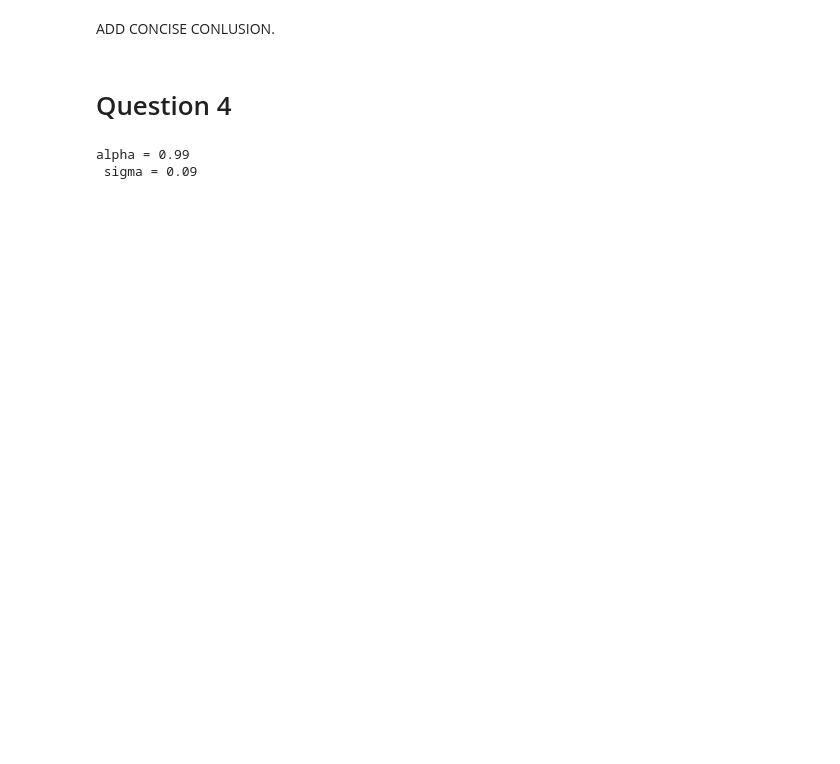
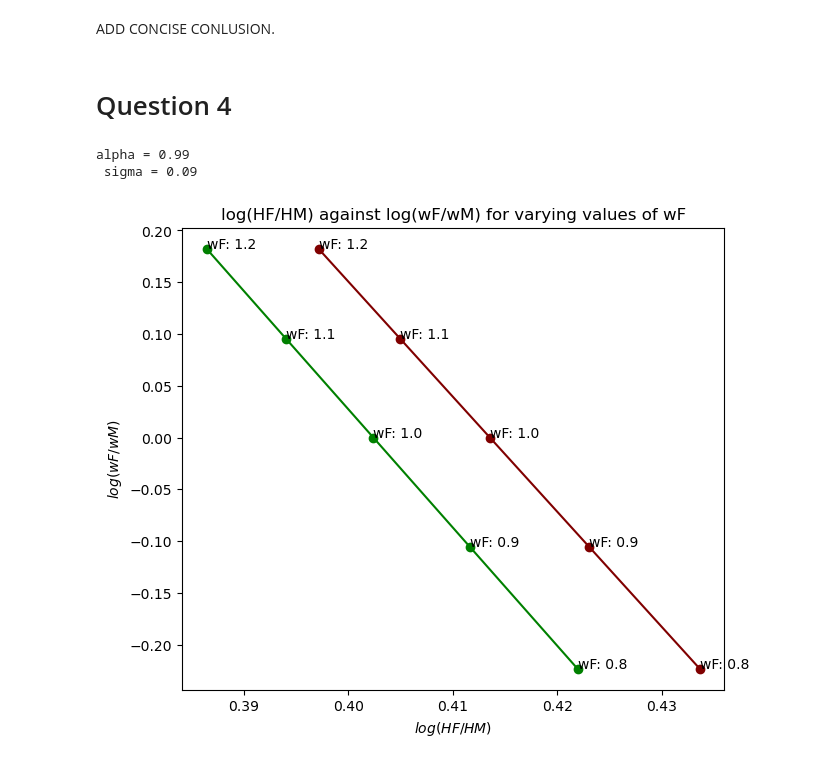
Before and after one commit to NumEconCopenhagen/projects-2023-ctrl-alt-elite, a Jupyter notebook: inauguralproject/inauguralproject.ipynb, the cells around one changed output. Cells and saved outputs as stored; diff of their text form; code cells hidden in the pictures; blank space fills up the shorter version.

```diff
--- a/inauguralproject/inauguralproject.ipynb
+++ b/inauguralproject/inauguralproject.ipynb
@@ -224,19 +224,31 @@ print(f'alpha = {res.x[0]:.2f}\n sigma = {res.x[1]:.2f}')
 # %% [output]
 alpha = 0.99
  sigma = 0.09
-# %%
-chosen_alpha = 0.99
-chosen_sigma = 0.09
-
-#Create empty list to store results
-log_HF_HM4 = []
-log_wF_wM4 = []
-
-#Create loop to solve for varying wF
-for i in hsm.par.wF_vec:
-    hsm.par.alpha = chosen_alpha
-    hsm.par.sigma = chosen_sigma
-    hsm.par.wF = i
-    Q3sol = hsm.solve_cont()
-    log_HF_HM2.append(math.log(Q3sol.HF/Q3sol.HM))
-    log_wF_wM2.append(math.log(hsm.par.wF/hsm.par.wM))
+# %%
+chosen_alpha = 0.99
+chosen_sigma = 0.09
+
+hsm.par.alpha = chosen_alpha
+hsm.par.sigma = chosen_sigma
+
+log_HF_HM4 = np.log(hsm.sol.HF_vec/hsm.sol.HM_vec)
+
+#Plot
+#Illustrating the model
+fig = plt.figure(figsize=(7,6))
+ax = fig.add_subplot(1,1,1)
+ax.plot(log_HF_HM4,log_wF_wM3, color ='green')
+ax.plot(log_HF_HM3,log_wF_wM3, color ='maroon')
+ax.scatter(log_HF_HM4,log_wF_wM3, color ='green')
+ax.scatter(log_HF_HM3,log_wF_wM3, color ='maroon')
+ax.set_title('log(HF/HM) against log(wF/wM) for varying values of wF')
+ax.set_xlabel('$log(HF/HM)$')
+ax.set_ylabel('$log(wF/wM)$')
+
+
+annotations=["wF: 0.8","wF: 0.9","wF: 1.0","wF: 1.1","wF: 1.2"]
+for i, label in enumerate(annotations):
+    plt.annotate(label, (log_HF_HM3[i], log_wF_wM3[i]))
+    plt.annotate(label, (log_HF_HM4[i], log_wF_wM3[i]))
+# %% [output]
+[figure, added]
```
Also changed, not shown: parts of 2 cells of this notebook, 1 other file.
